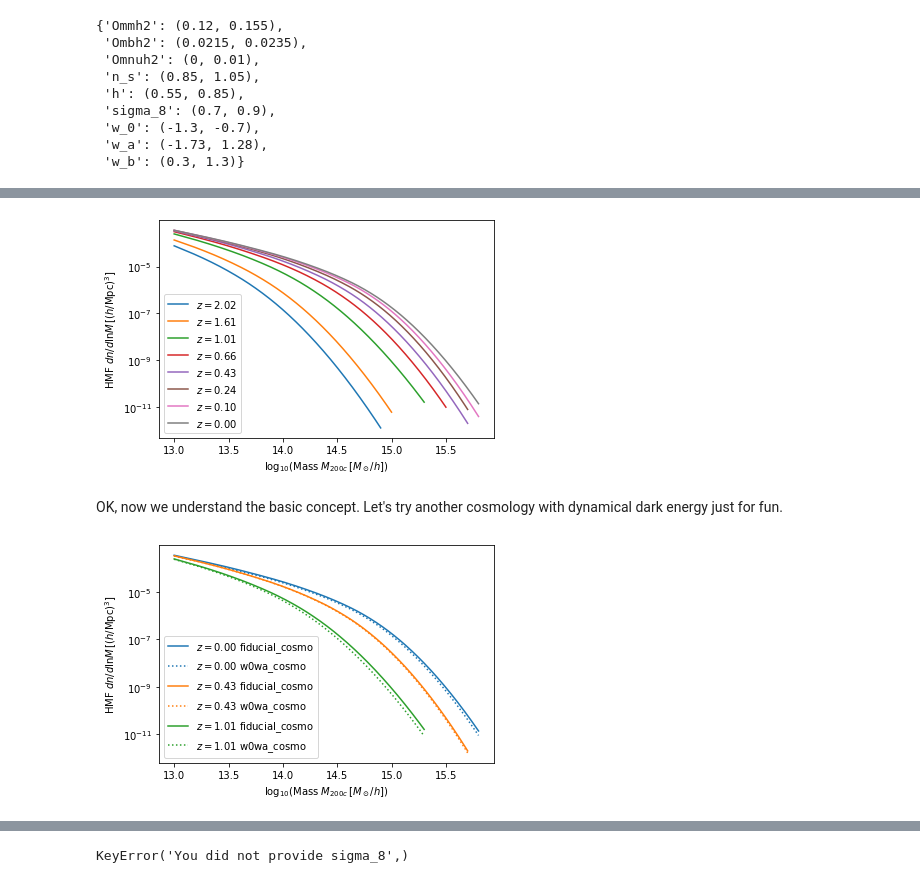
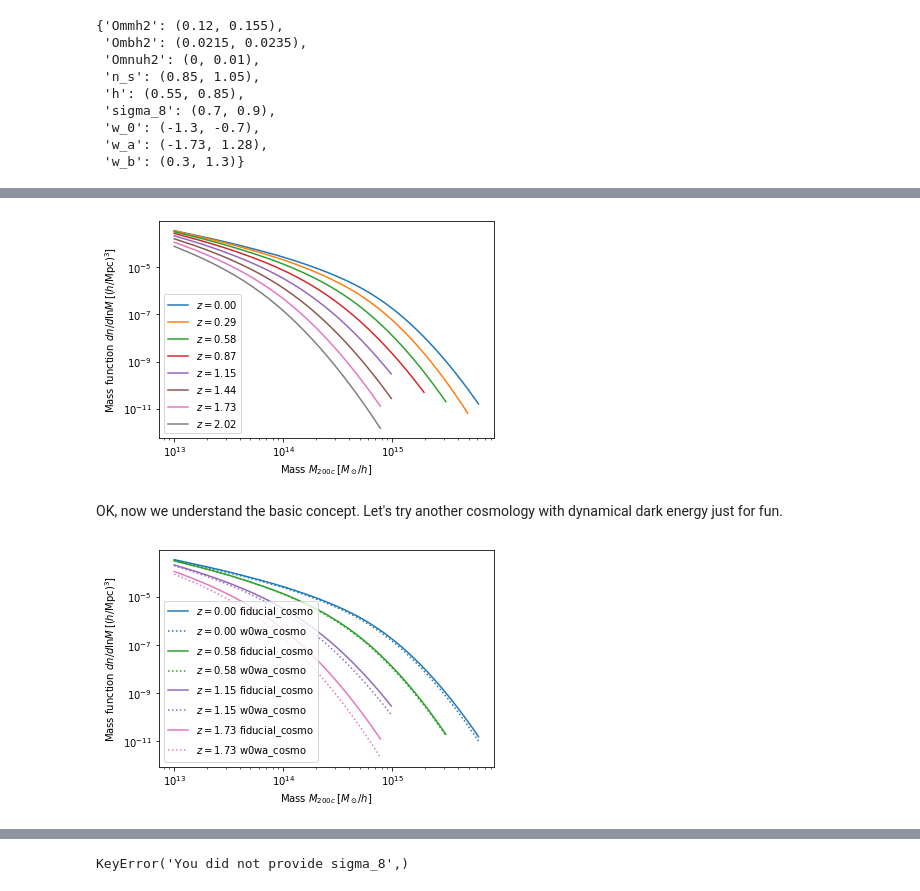
Before and after one commit to SebastianBocquet/MiraTitanHMFemulator, a Jupyter notebook: tutorial.ipynb, the cells around one changed output, grey strips where cells are left out. Cells and saved outputs as stored; diff of their text form; code cells hidden in the pictures.

Commit message:
easier user-facing function; update tests; update tutorial

```diff
--- a/tutorial.ipynb
+++ b/tutorial.ipynb
@@ -78,0 +59,11 @@ This cries for a nice plot. Note that the emulator covers the HMF down to about
+# %%
+z = np.linspace(0,2.02,8)
+m = np.logspace(13,16,301)
+res = HMFemu.predict(fiducial_cosmo, z, m)
+
+for i,_z in enumerate(z):
+    plt.loglog(m, res[0][i], label='$z=%.2f$'%_z)
+plt.ylim(1e-12, 1e-3)
+plt.xlabel('Mass $M_{200c}\,[M_\odot/h]$')
+plt.ylabel('Mass function $dn/d\lnM\,[(h/\\mathrm{Mpc})^3]$')
+plt.legend();
@@ -79,11 +77,14 @@ This cries for a nice plot. Note that the emulator covers the HMF down to about
 # %%
-for z in HMFemu.z_arr:
-    plt.semilogy(res[z]['log10_M'], res[z]['HMF'], label='$z=%.2f$'%z)
-plt.xlabel('$\log_{10}$(Mass $M_{200c}\,[M_\odot/h]$)')
-plt.ylabel('HMF $dn/d\lnM\,[(h/\\mathrm{Mpc})^3]$')
+# Replace the ~0 values with NANs
+res[0][res[0]<1e-12] = np.nan
+
+for i,_z in enumerate(z):
+    plt.loglog(m, res[0][i], label='$z=%.2f$'%_z)
+plt.xlabel('Mass $M_{200c}\,[M_\odot/h]$')
+plt.ylabel('Mass function $dn/d\lnM\,[(h/\\mathrm{Mpc})^3]$')
 plt.legend();
 # %% [output]
-[figure, old version]
+[figure, new version]
 # %% [markdown]
 OK, now we understand the basic concept. Let's try another cosmology with dynamical dark energy just for fun.
 # %%
@@ -101,10 +103,10 @@ res_w0wa = HMFemu.predict(w0wa_cosmo)
 # %%
 colors=['C%s'%i for i in range(3)]
-for i,z in enumerate([0.0, 0.434, 1.01]):
-    plt.semilogy(res[z]['log10_M'], res[z]['HMF'], color=colors[i], label='$z=%.2f$ fiducial_cosmo'%z)
-    plt.semilogy(res[z]['log10_M'], res_w0wa[z]['HMF'], color=colors[i], label='$z=%.2f$ w0wa_cosmo'%z, ls=':')
-plt.xlabel('$\log_{10}$(Mass $M_{200c}\,[M_\odot/h]$)')
-plt.ylabel('HMF $dn/d\lnM\,[(h/\\mathrm{Mpc})^3]$')
+for i in [0,2,4,6]:
+    plt.loglog(m, res[0][i,:], color='C%d'%i, label='$z=%.2f$ fiducial_cosmo'%z[i])
+    plt.loglog(m, res_w0wa[0][i,:], color='C%d'%i, label='$z=%.2f$ w0wa_cosmo'%z[i], ls=':')
+plt.xlabel('Mass $M_{200c}\,[M_\odot/h]$')
+plt.ylabel('Mass function $dn/d\lnM\,[(h/\\mathrm{Mpc})^3]$')
 plt.legend();
 # %% [output]
-[figure, old version]
+[figure, new version]
```
Also changed, not shown: parts of 42 cells of this notebook, 35 other files.
